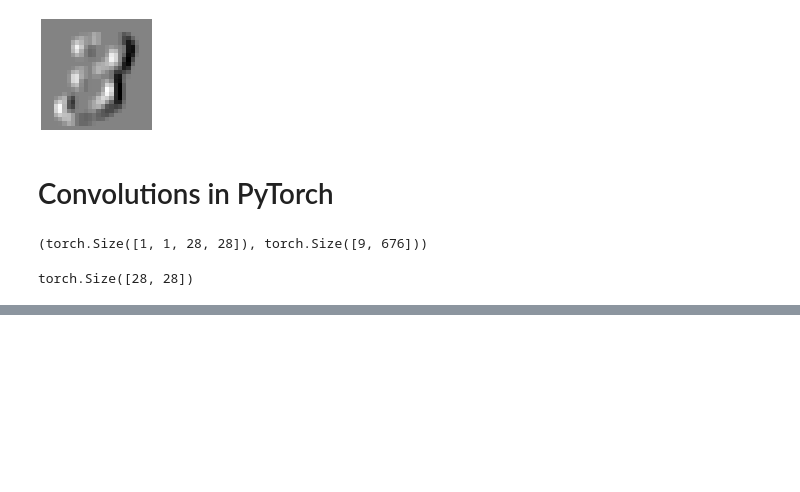
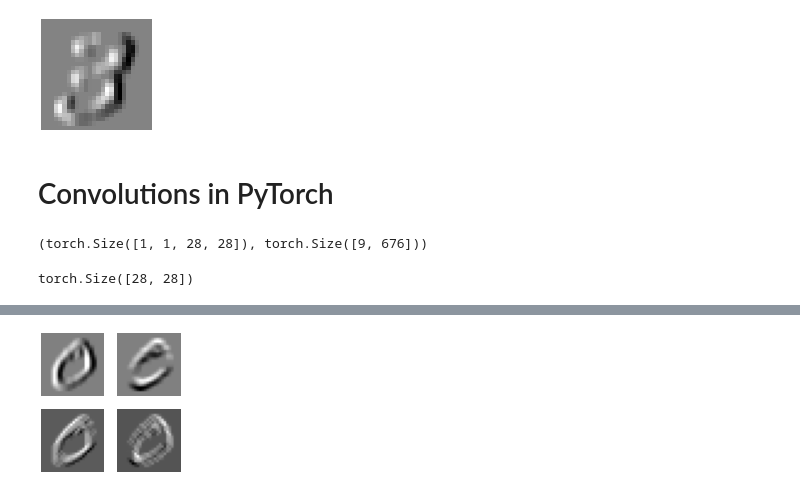
Before and after one commit to mzohaibnasir/NeuralNotes, a Jupyter notebook: 06_convolutions_deepDiveIntoBasics.ipynb, the cells around one changed output, grey strips where cells are left out. Drawn from its saved outputs; the diff is of its cells as text; code cells hidden in the pictures; blank space fills up the shorter version.

```diff
--- a/06_convolutions_deepDiveIntoBasics.ipynb
+++ b/06_convolutions_deepDiveIntoBasics.ipynb
@@ -215,0 +285,4 @@ torch.Size([1, 9, 676])
+# %%
+show_images([batch_features[1,i] for i in range(4)])
+# %% [output]
+[figure, added]
```
Also changed, not shown: parts of 18 cells of this notebook.
